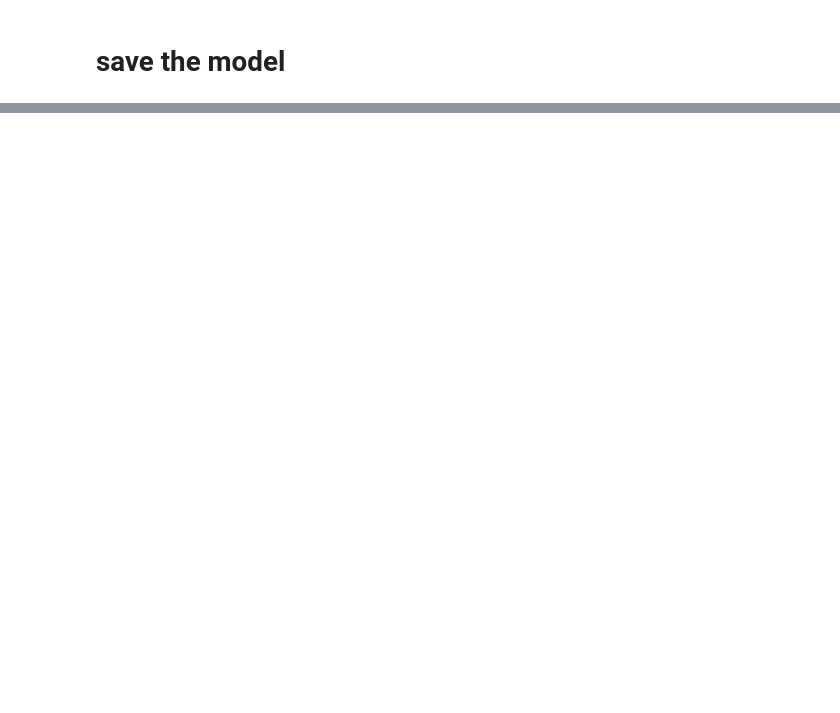
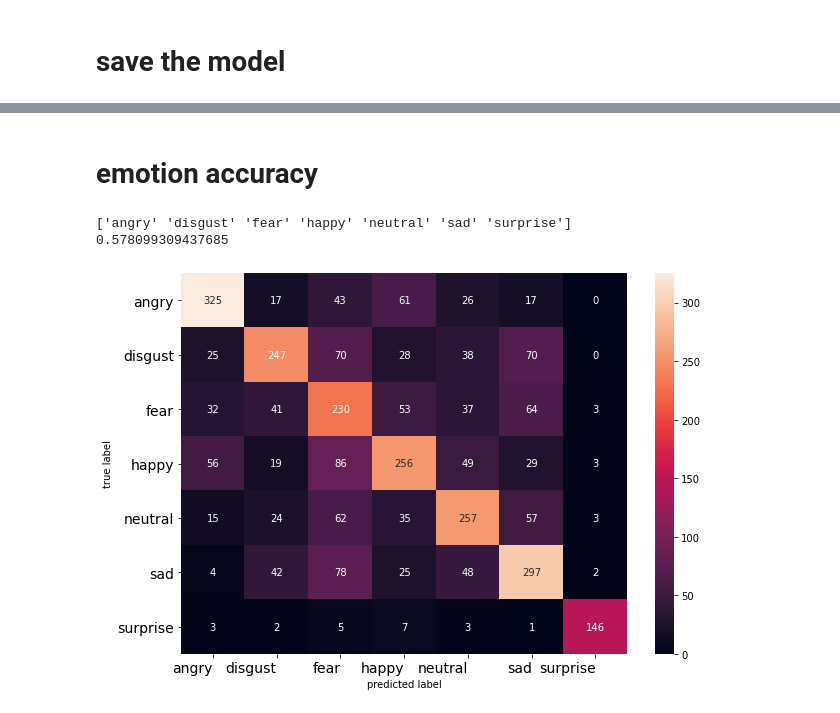
Before and after one commit to Aditya3107/Emotion_Recognition, a Jupyter notebook: audioemotion.ipynb, the cells around one changed output, grey strips where cells are left out. Drawn from its saved outputs; the diff is of its cells as text; code cells hidden in the pictures; blank space fills up the shorter version.

```diff
--- a/audioemotion.ipynb
+++ b/audioemotion.ipynb
@@ -491,0 +883,6 @@ with open("model_json.json", "w") as file:
+# %%
+classes = modifieddf1.actualvalues.unique()
+
+classes.sort()
+
+print(classification_report(modifieddf1.actualvalues, modifieddf1.predictedvalues, target_names = classes))
@@ -491,0 +898,19 @@ with open("model_json.json", "w") as file:
+# %% [markdown]
+# emotion accuracy
+# %%
+finaldf2 =pd.read_csv('predictions.csv')
+modifieddf2 = finaldf2
+modifieddf2['actualvalues'] = modifieddf2.actualvalues.replace({'female_angry' :'angry','female_happy' :'happy','female_sad' :'sad','female_surprise' :'surprise', 'female_disgust' :'disgust','female_fear' :'fear', 'female_neutral' :'neutral','male_angry' :'angry','male_happy' :'happy','male_sad' :'sad','male_surprise' :'surprise', 'male_disgust' :'disgust','male_fear' :'fear', 'male_neutral' :'neutral' })
+modifieddf2['predictedvalues'] = modifieddf2.predictedvalues.replace({'female_angry' :'angry','female_happy' :'happy','female_sad' :'sad','female_surprise' :'surprise', 'female_disgust' :'disgust','female_fear' :'fear', 'female_neutral' :'neutral','male_angry' :'angry','male_happy' :'happy','male_sad' :'sad','male_surprise' :'surprise', 'male_disgust' :'disgust','male_fear' :'fear', 'male_neutral' :'neutral' })
+classes = modifieddf2.actualvalues.unique()
+classes.sort()
+print(classes)
+#confusion matrics
+
+c = confusion_matrix(modifieddf2.actualvalues, modifieddf2.predictedvalues)
+print(accuracy_score(modifieddf2.actualvalues, modifieddf2.predictedvalues))
+print_confusion_matrix(c, class_names=classes)
+# %% [output]
+['angry' 'disgust' 'fear' 'happy' 'neutral' 'sad' 'surprise']
+0.578099309437685
+[figure, added]
```
Also changed, not shown: parts of 42 cells of this notebook.
